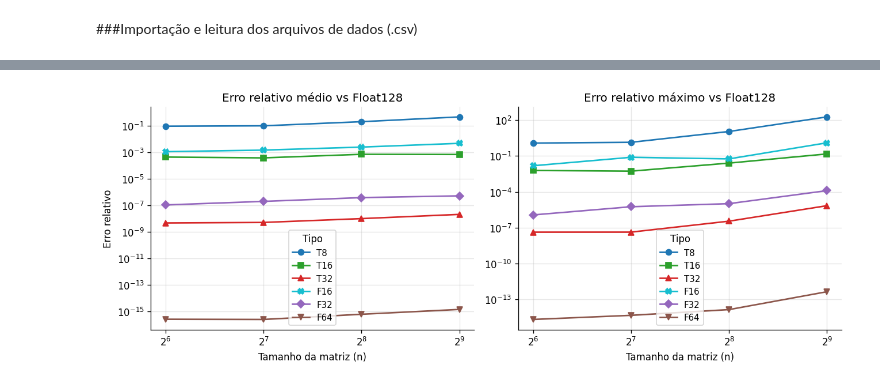
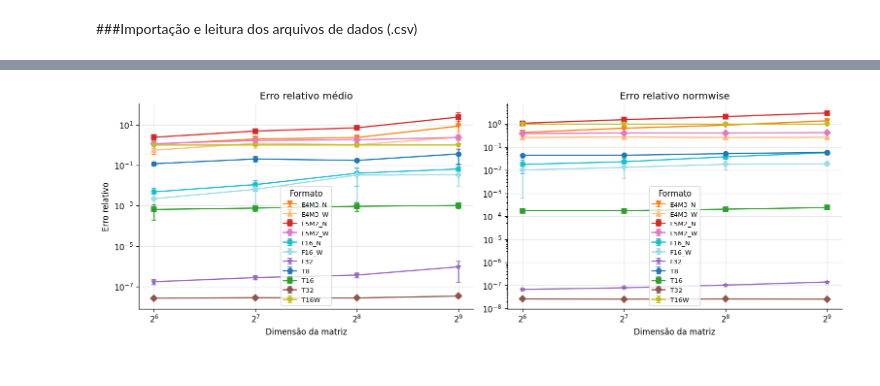
Before and after one commit to Thalesed/Trabalho_AOC, a Jupyter notebook: benchmark/benchmark_takum.ipynb, the cells around one changed output, grey strips where cells are left out. Saved outputs shown, nothing was run; the diff lists cells and outputs as text; code cells hidden in the pictures.

```diff
--- a/benchmark/benchmark_takum.ipynb
+++ b/benchmark/benchmark_takum.ipynb
@@ -229,30 +275,45 @@ plot_table(
 # %%
-def plot_error_vs_size(df: pd.DataFrame, out_dir: Path) -> None:
-    fig, axes = plt.subplots(1, 2, figsize=(11, 4.2))
-    for ax, col, title in zip(
-        axes,
-        ["err_mean", "err_max"],
-        ["Erro relativo médio vs Float128", "Erro relativo máximo vs Float128"],
-    ):
-        for be in TIPOS:
-            sub = df[df["tipo"] == be].groupby("size")[col].mean()
+def plot_error_vs_size(stats: pd.DataFrame, out_dir: Path) -> None:
+    fig, axes = plt.subplots(1, 2, figsize=(13, 4.5))
+
+    metrics = [
+        ("err_mean_avg", "err_mean_ci95", "Erro relativo médio"),
+        ("normwise_avg", "normwise_ci95", "Erro relativo normwise")
+    ]
+
+    for ax, (metric, ci, title) in zip(axes, metrics):
+        for fmt in TIPOS:
+            sub = stats[stats["format"] == fmt].sort_values("size")
+
             if sub.empty:
                 continue
-            ax.plot(sub.index, sub.values,
-                    marker=MARKERS[be], color=COLORS[be], label=be, lw=1.6)
+
+            ax.errorbar(
+                sub["size"],
+                sub[metric],
+                yerr=sub[ci],
+                marker=MARKERS[fmt],
+                color=COLORS[fmt],
+                label=fmt,
+                capsize=3,
+                linewidth=1.5
+            )
+
         ax.set_xscale("log", base=2)
         ax.set_yscale("log")
-        ax.set_xlabel("Tamanho da matriz (n)")
+        ax.set_xlabel("Dimensão da matriz")
         ax.set_title(title)
-        ax.legend(title="Tipo", fontsize=9)
+        ax.legend(title="Formato", fontsize=8)
+
     axes[0].set_ylabel("Erro relativo")
     fig.tight_layout()
-    fig.savefig(out_dir / "fig_err_vs_size.png")
+    fig.savefig(out_dir / "fig_err_vs_size.png", dpi=300)
     plt.show()
     plt.close(fig)
 
-plot_error_vs_size(df, FIG_DIR)
+
+plot_error_vs_size(stats, FIG_DIR)
 # %% [output]
-[figure, old version]
+[figure, new version]
 # %%
 def plot_inst_retired(df: pd.DataFrame, out_dir: Path) -> None:
```
Also changed, not shown: parts of 15 cells of this notebook, 1 other file.
